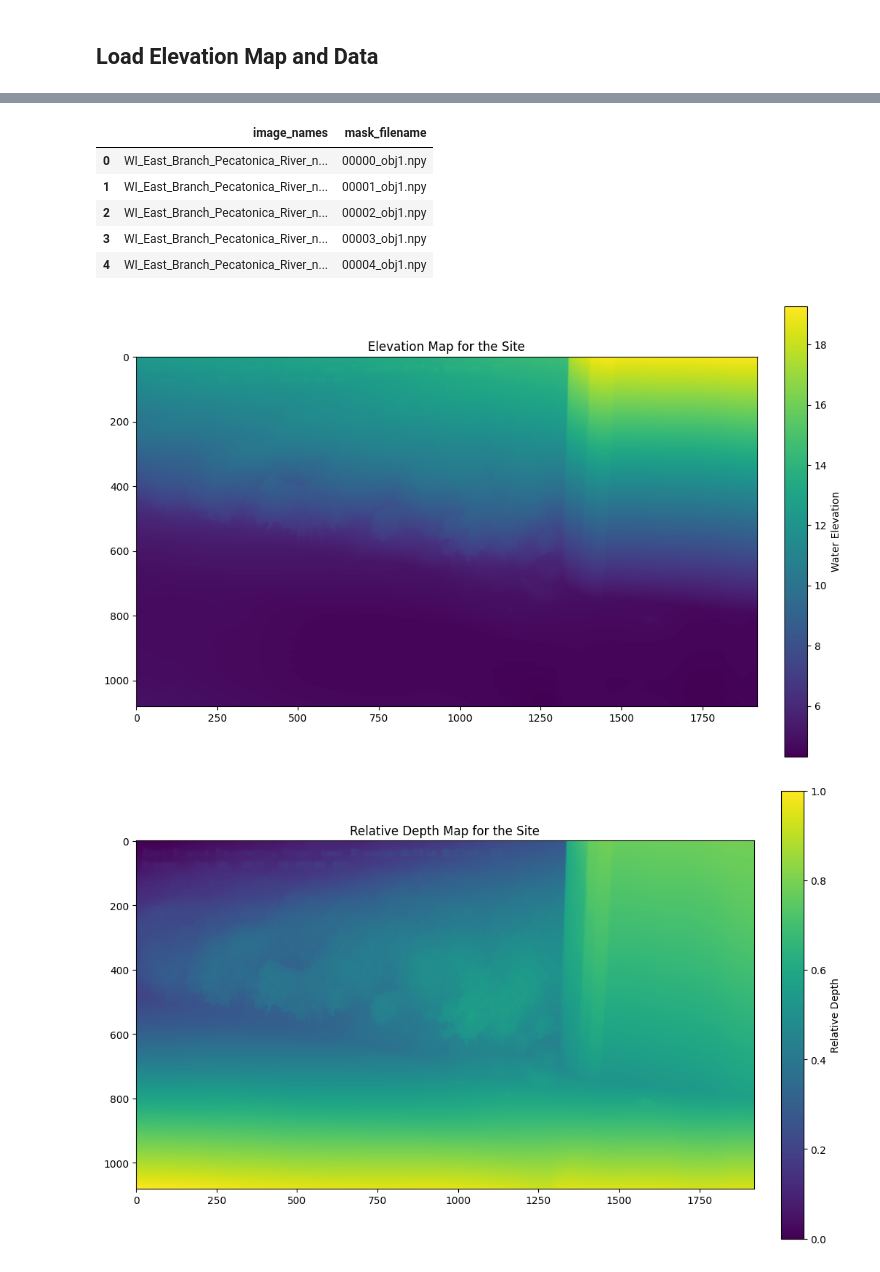
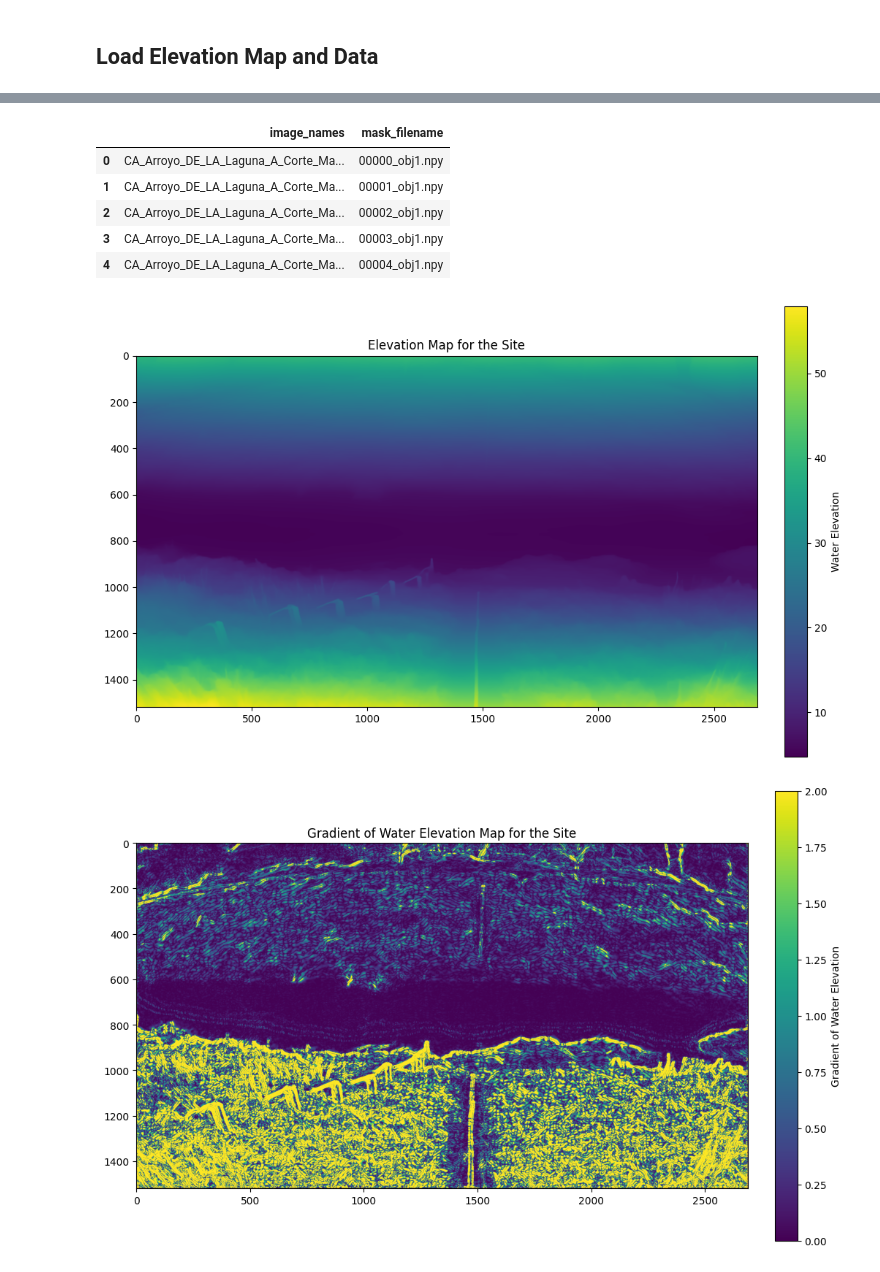
Before and after one commit to Water-Imagery-Sensing/water-level-est-v1, a Jupyter notebook: notebooks/05_map_to_prediction.ipynb, the cells around one changed output, grey strips where cells are left out. Drawn from its saved outputs; the diff is of its cells as text; code cells hidden in the pictures.

```diff
--- a/notebooks/05_map_to_prediction.ipynb
+++ b/notebooks/05_map_to_prediction.ipynb
@@ -44,8 +51,11 @@ Site 5 = 'WI_East_Branch_Pecatonica_River_near_Blanchardville_Bullet'
 # Select site and test dierctory. The test data will be drawn from the specified folder for the camera
 
 ##### Input ####
-site_selection = 4
-test_run_name = 'test_2025-03-25'
+site_selection = 0
+# test_run_name = 'test_2025-03-25'
+# test_run_name = 'event_2025-06-23'
+test_run_name = 'event_2026-02-15'
+
 
 ################
 
@@ -70,10 +80,10 @@ images_dir = f'{test_dir}/images'
 masks_dir = f'{test_dir}/masks'
 csv_path = f'{test_dir}/images_and_data.csv'
 
-# Output directory
-output_dir = f'{test_dir}/predicitons'
-os.makedirs(output_dir, exist_ok=True)
+# # Output directory
+# output_dir = f'{test_dir}/predicitons'
+# os.makedirs(output_dir, exist_ok=True)
 
 print(f"Loading data from: {csv_path}")
-print(f"Output will be saved to: {output_dir}")
+# print(f"Output will be saved to: {output_dir}")
 # %% [output]
@@ -84,6 +93,9 @@ Output will be saved to: cameras/WI_East_Branch_Pecatonica_River_near_Blanchardv
 ## Load Elevation Map and Data
 # %%
 elevation_map = np.load(evel_path)
+
+gradient_image = np.abs(cv2.Sobel(elevation_map, cv2.CV_64F, 1, 1, ksize=7))
+
 rel_depth_map = np.load(depth_path)
 # Rescale relative depth map to be from 0-1 with 1 being closest
 rel_depth_map = (rel_depth_map - np.min(rel_depth_map))/(np.max(rel_depth_map)-np.min(rel_depth_map))
@@ -92,6 +104,11 @@ fig, ax = plt.subplots(figsize=(12, 8))
 im = ax.imshow(elevation_map)
 plt.colorbar(im, ax=ax, fraction=0.046, pad=0.04, label='Water Elevation')
 plt.title("Elevation Map for the Site")
+
+fig, ax = plt.subplots(figsize=(12, 8))
+im = ax.imshow(gradient_image, vmax=2)
+plt.colorbar(im, ax=ax, fraction=0.06, pad=0.04, label='Gradient of Water Elevation')
+plt.title("Gradient of Water Elevation Map for the Site")
 
 fig, ax = plt.subplots(figsize=(12, 8))
 im = ax.imshow(rel_depth_map)
@@ -131,10 +149,10 @@ Columns: ['Unnamed: 0', 'image_times', 'image_names', 'data_times', 'site_no', '
 
 First few rows:
 |  | image_names | mask_filename |
-| 0 | WI_East_Branch_Pecatonica_River_n... | 00000_obj1.npy |
-| 1 | WI_East_Branch_Pecatonica_River_n... | 00001_obj1.npy |
-| 2 | WI_East_Branch_Pecatonica_River_n... | 00002_obj1.npy |
-| 3 | WI_East_Branch_Pecatonica_River_n... | 00003_obj1.npy |
-| 4 | WI_East_Branch_Pecatonica_River_n... | 00004_obj1.npy |
+| 0 | CA_Arroyo_DE_LA_Laguna_A_Corte_Ma... | 00000_obj1.npy |
+| 1 | CA_Arroyo_DE_LA_Laguna_A_Corte_Ma... | 00001_obj1.npy |
+| 2 | CA_Arroyo_DE_LA_Laguna_A_Corte_Ma... | 00002_obj1.npy |
+| 3 | CA_Arroyo_DE_LA_Laguna_A_Corte_Ma... | 00003_obj1.npy |
+| 4 | CA_Arroyo_DE_LA_Laguna_A_Corte_Ma... | 00004_obj1.npy |
-[figure, old version]
+[figure, new version]
-[figure, old version]
+[figure, new version]
```
Also changed, not shown: parts of 6 cells of this notebook.
